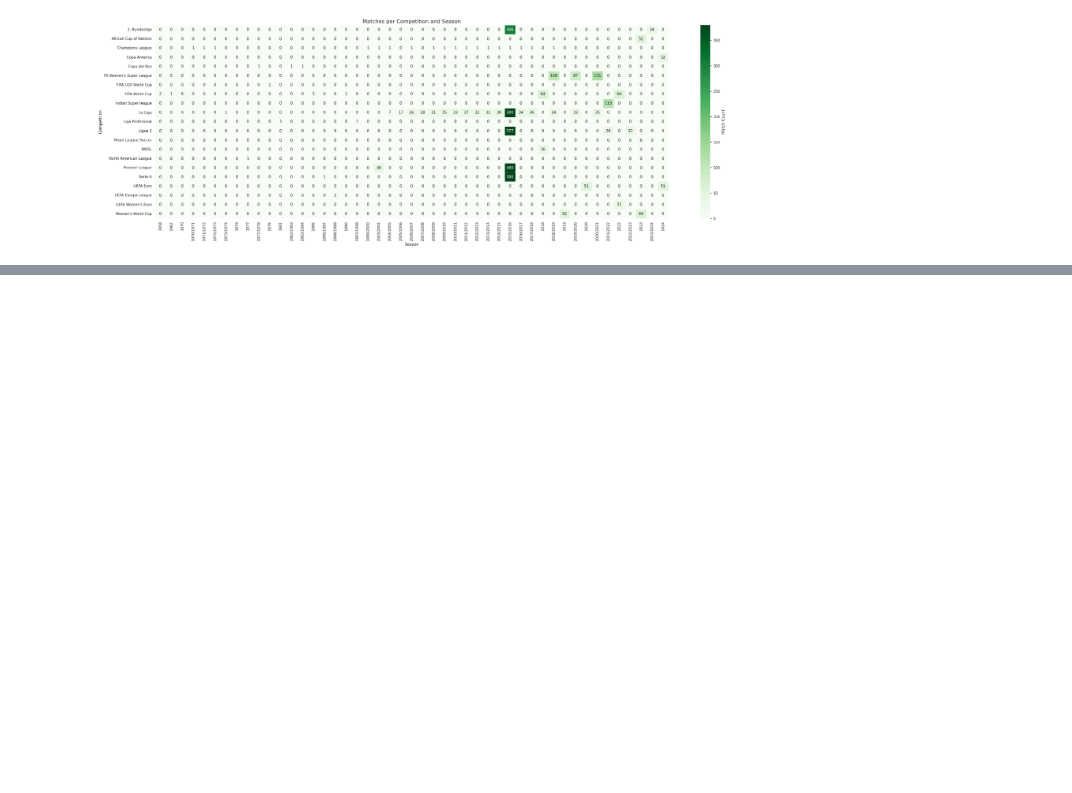
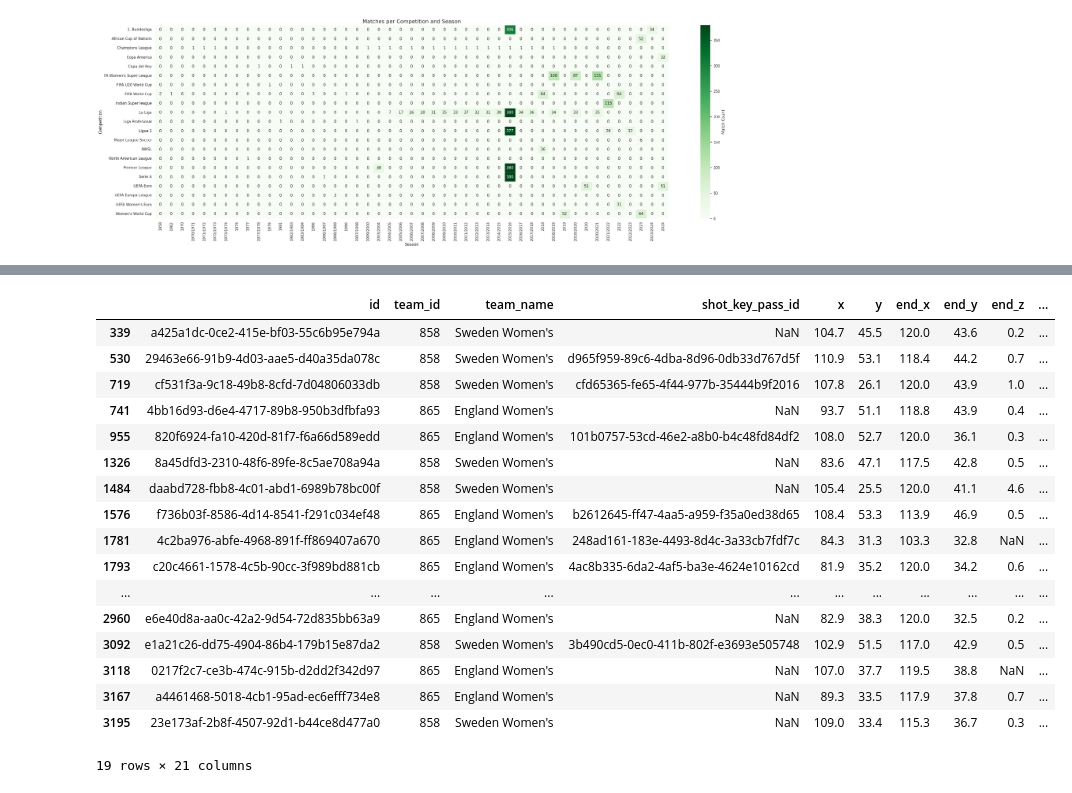
Before and after one commit to IvaroEkel/Probabilistic-Machine-Learning_lecture-PROJECTS, a Jupyter notebook: projects/08-1SHXXXX_football_analytics/notebooks/data_loading_and_exploration.ipynb, the cells around one changed output, grey strips where cells are left out. Saved outputs shown, nothing was run; the diff lists cells and outputs as text; code cells hidden in the pictures; blank space fills up the shorter version.

```diff
--- a/projects/08-1SHXXXX_football_analytics/notebooks/data_loading_and_exploration.ipynb
+++ b/projects/08-1SHXXXX_football_analytics/notebooks/data_loading_and_exploration.ipynb
@@ -192,0 +198,53 @@ Warning: Total number of columns (52) exceeds max_columns (20) limiting to first
+# %%
+shots = df_event[df_event['type_name'] == 'Shot']
+
+
+shot_fields = [
+    'id',
+    'team_id',
+    'team_name',
+    'shot_key_pass_id',
+    'x',
+    'y',
+    'end_x',
+    'end_y',
+    'end_z',
+    'aerial_won',
+    #'follows_dribble',
+    'shot_first_time',
+    #'freeze_frame',
+    #'open_goal',
+    'shot_statsbomb_xg',
+    #'deflected',
+    'block_deflection',    #is this column necessary?
+    'technique_id',
+    'technique_name',
+    'body_part_id',
+    'body_part_name',
+    'sub_type_id',
+    'sub_type_name',
+    'outcome_id',
+    'outcome_name'
+]
+
+shot_df_reduced = shots[shot_fields]
+shot_df_reduced.head(50)
+# %% [output]
+|  | id | team_id | team_name | shot_key_pass_id | x | y | end_x | end_y | end_z | ... |
+| 339 | a425a1dc-0ce2-415e-bf03-55c6b95e794a | 858 | Sweden Women's | NaN | 104.7 | 45.5 | 120.0 | 43.6 | 0.2 | ... |
+| 530 | 29463e66-91b9-4d03-aae5-d40a35da078c | 858 | Sweden Women's | d965f959-89c6-4dba-8d96-0db33d767d5f | 110.9 | 53.1 | 118.4 | 44.2 | 0.7 | ... |
+| 719 | cf531f3a-9c18-49b8-8cfd-7d04806033db | 858 | Sweden Women's | cfd65365-fe65-4f44-977b-35444b9f2016 | 107.8 | 26.1 | 120.0 | 43.9 | 1.0 | ... |
+| 741 | 4bb16d93-d6e4-4717-89b8-950b3dfbfa93 | 865 | England Women's | NaN | 93.7 | 51.1 | 118.8 | 43.9 | 0.4 | ... |
+| 955 | 820f6924-fa10-420d-81f7-f6a66d589edd | 865 | England Women's | 101b0757-53cd-46e2-a8b0-b4c48fd84df2 | 108.0 | 52.7 | 120.0 | 36.1 | 0.3 | ... |
+| 1326 | 8a45dfd3-2310-48f6-89fe-8c5ae708a94a | 858 | Sweden Women's | NaN | 83.6 | 47.1 | 117.5 | 42.8 | 0.5 | ... |
+| 1484 | daabd728-fbb8-4c01-abd1-6989b78bc00f | 858 | Sweden Women's | NaN | 105.4 | 25.5 | 120.0 | 41.1 | 4.6 | ... |
+| 1576 | f736b03f-8586-4d14-8541-f291c034ef48 | 865 | England Women's | b2612645-ff47-4aa5-a959-f35a0ed38d65 | 108.4 | 53.3 | 113.9 | 46.9 | 0.5 | ... |
+| 1781 | 4c2ba976-abfe-4968-891f-ff869407a670 | 865 | England Women's | 248ad161-183e-4493-8d4c-3a33cb7fdf7c | 84.3 | 31.3 | 103.3 | 32.8 | NaN | ... |
+| 1793 | c20c4661-1578-4c5b-90cc-3f989bd881cb | 865 | England Women's | 4ac8b335-6da2-4af5-ba3e-4624e10162cd | 81.9 | 35.2 | 120.0 | 34.2 | 0.6 | ... |
+| ... | ... | ... | ... | ... | ... | ... | ... | ... | ... | ... |
+| 2960 | e6e40d8a-aa0c-42a2-9d54-72d835bb63a9 | 865 | England Women's | NaN | 82.9 | 38.3 | 120.0 | 32.5 | 0.2 | ... |
+| 3092 | e1a21c26-dd75-4904-86b4-179b15e87da2 | 858 | Sweden Women's | 3b490cd5-0ec0-411b-802f-e3693e505748 | 102.9 | 51.5 | 117.0 | 42.9 | 0.5 | ... |
+| 3118 | 0217f2c7-ce3b-474c-915b-d2dd2f342d97 | 865 | England Women's | NaN | 107.0 | 37.7 | 119.5 | 38.8 | NaN | ... |
+| 3167 | a4461468-5018-4cb1-95ad-ec6efff734e8 | 865 | England Women's | NaN | 89.3 | 33.5 | 117.9 | 37.8 | 0.7 | ... |
+| 3195 | 23e173af-2b8f-4507-92d1-b44ce8d477a0 | 858 | Sweden Women's | NaN | 109.0 | 33.4 | 115.3 | 36.7 | 0.3 | ... |
+19 rows × 21 columns
```
Also changed, not shown: parts of 12 cells of this notebook.
